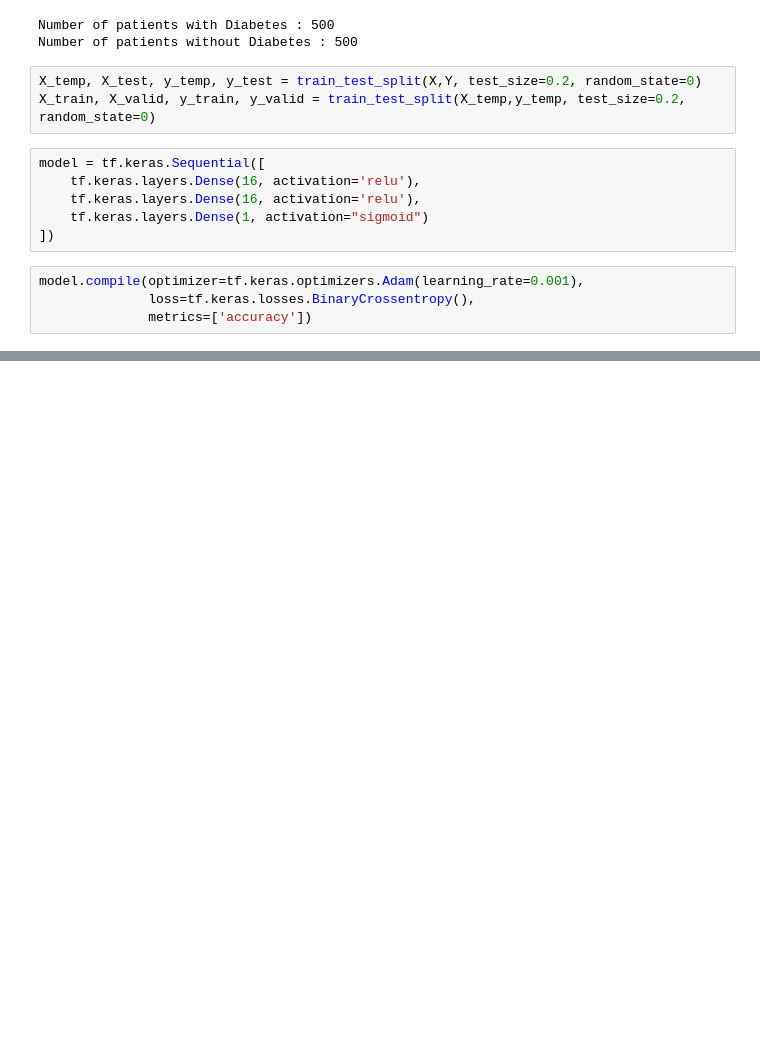
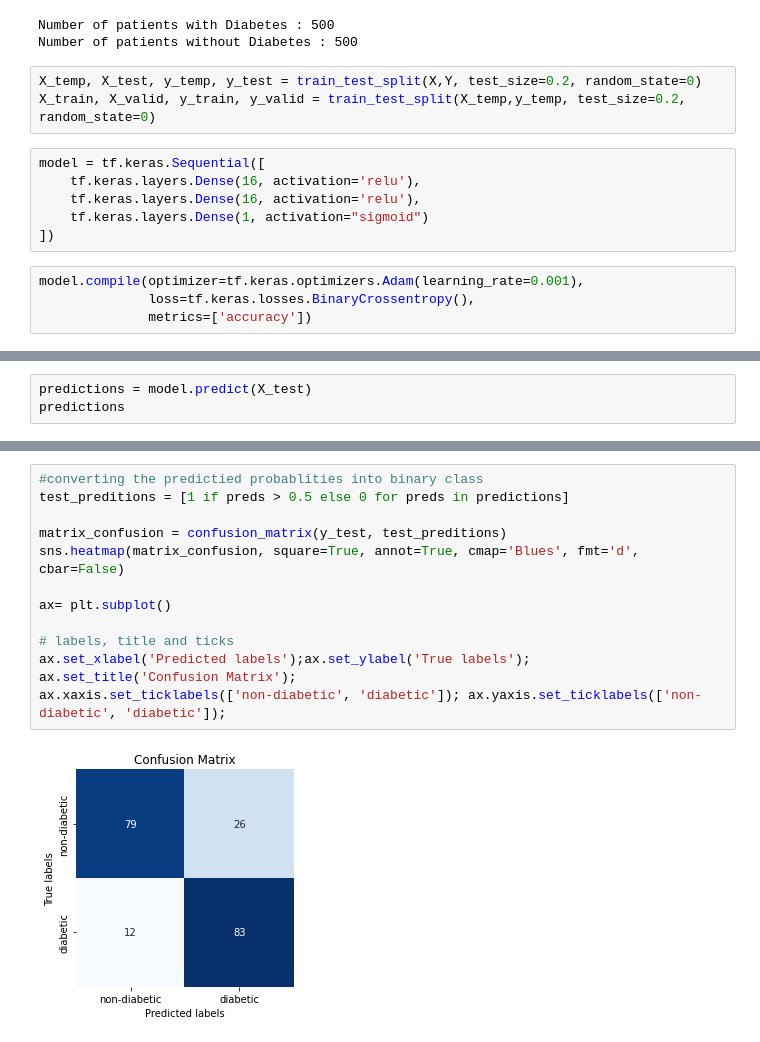
Before and after one commit to Shreets/Diabetes-Detection, a Jupyter notebook: model/Diabetes_Prediction_using_feed_forward_neural_network.ipynb, the cells around one changed output, grey strips where cells are left out. Saved outputs shown, nothing was run; the diff lists cells and outputs as text; blank space fills up the shorter version.

Commit message:
Add confusion matric for evaluation

```diff
--- a/model/Diabetes_Prediction_using_feed_forward_neural_network.ipynb
+++ b/model/Diabetes_Prediction_using_feed_forward_neural_network.ipynb
@@ -259,0 +277,3 @@ model.evaluate(X_test, y_test)
+# %%
+predictions = model.predict(X_test)
+predictions
@@ -259,0 +299,15 @@ model.evaluate(X_test, y_test)
+# %%
+#converting the predictied probablities into binary class
+test_preditions = [1 if preds > 0.5 else 0 for preds in predictions]
+
+matrix_confusion = confusion_matrix(y_test, test_preditions)
+sns.heatmap(matrix_confusion, square=True, annot=True, cmap='Blues', fmt='d', cbar=False)
+
+ax= plt.subplot()
+
+# labels, title and ticks
+ax.set_xlabel('Predicted labels');ax.set_ylabel('True labels');
+ax.set_title('Confusion Matrix');
+ax.xaxis.set_ticklabels(['non-diabetic', 'diabetic']); ax.yaxis.set_ticklabels(['non-diabetic', 'diabetic']);
+# %% [output]
+[figure, added]
```
Also changed, not shown: parts of 10 cells of this notebook.
